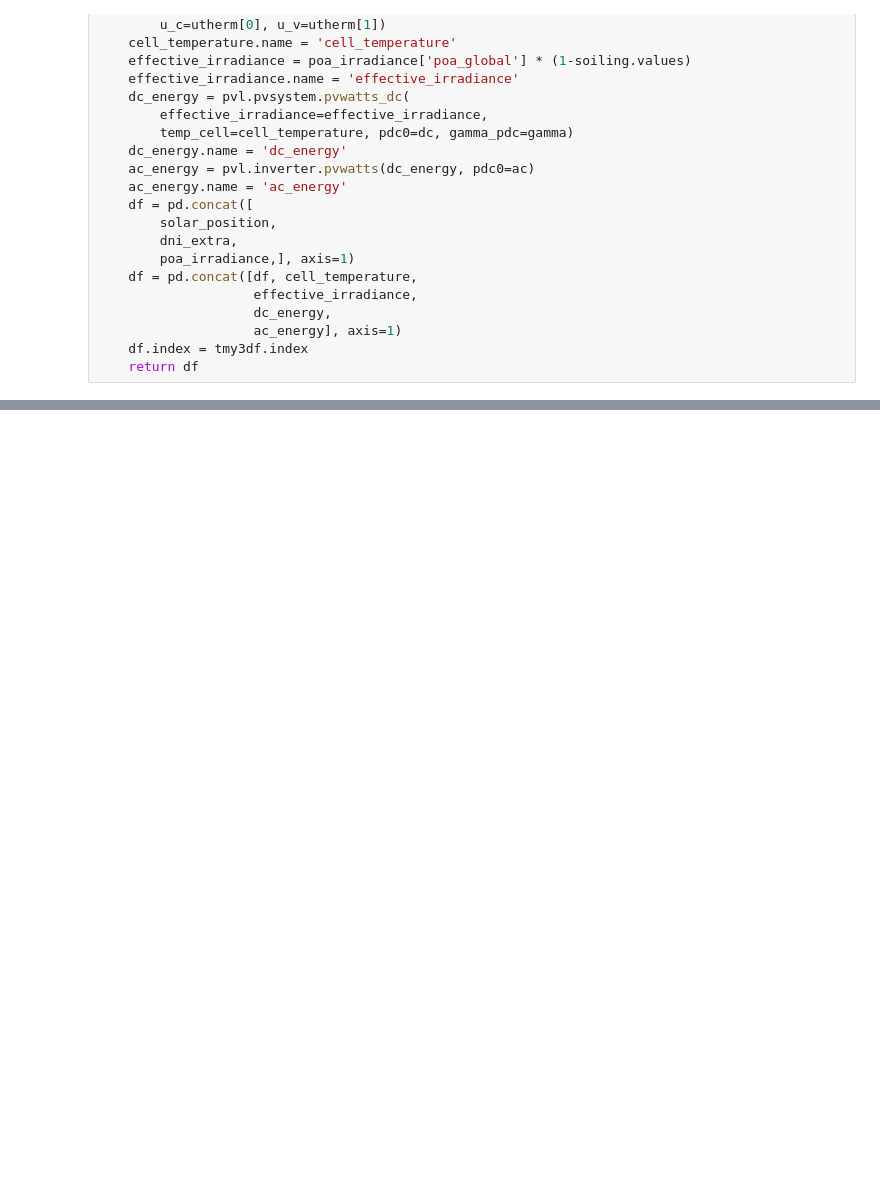
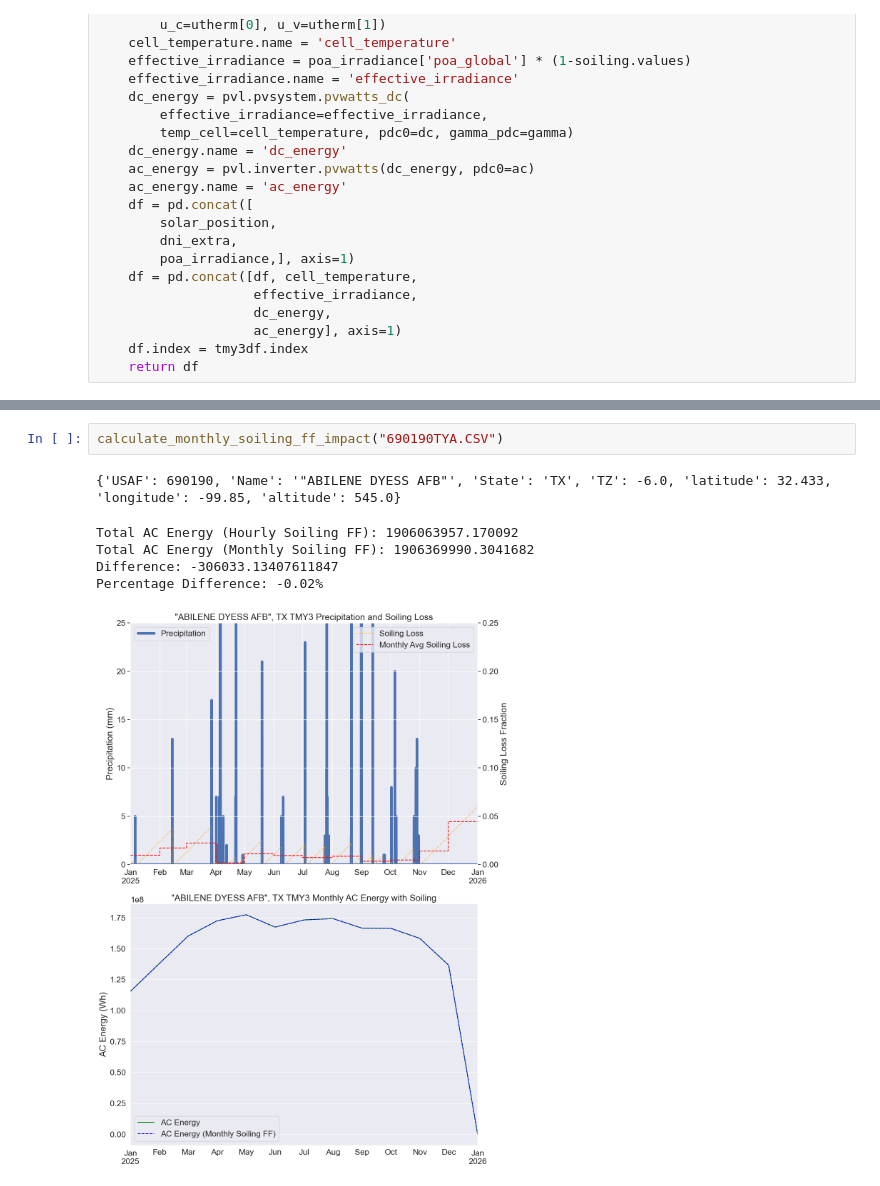
Before and after one commit to mikofski/pvsc54-temporal-soiling-impact, a Jupyter notebook: pvsc54-soiling.ipynb, the cells around one changed output, grey strips where cells are left out. Saved outputs shown, nothing was run; the diff lists cells and outputs as text; blank space fills up the shorter version.

```diff
--- a/pvsc54-soiling.ipynb
+++ b/pvsc54-soiling.ipynb
@@ -187,0 +258,9 @@ twentynine_palms.head()
+# %%
+calculate_monthly_soiling_ff_impact("690190TYA.CSV")
+# %% [output]
+{'USAF': 690190, 'Name': '"ABILENE DYESS AFB"', 'State': 'TX', 'TZ': -6.0, 'latitude': 32.433, 'longitude': -99.85, 'altitude': 545.0}
+Total AC Energy (Hourly Soiling FF): 1906063957.170092
+Total AC Energy (Monthly Soiling FF): 1906369990.3041682
+Difference: -306033.13407611847
+Percentage Difference: -0.02%
+[figure, added]
```
Also changed, not shown: parts of 20 cells of this notebook, 2 other files.
